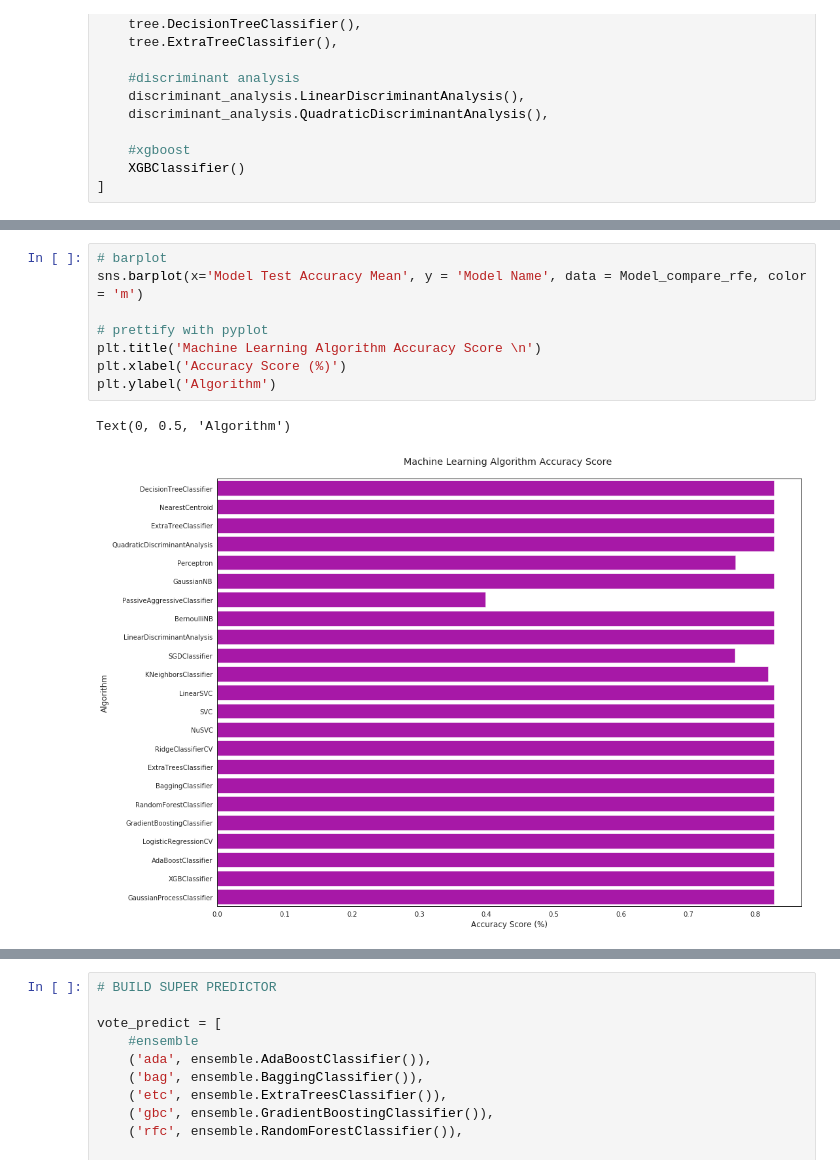
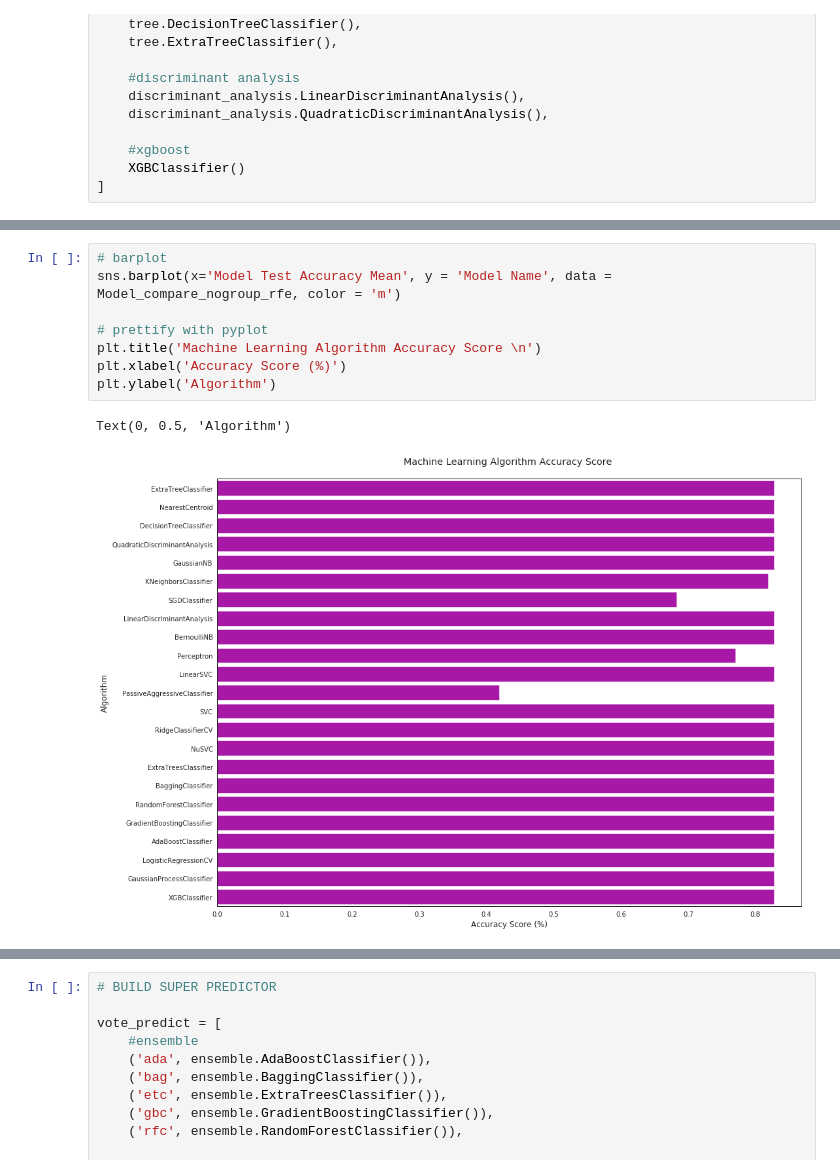
Before and after one commit to jasonnguyen3697/Titanic_survival_prediction, a Jupyter notebook: architecture_experiments.ipynb, the cells around one changed output, grey strips where cells are left out. Cells and saved outputs as stored; diff of their text form.

```diff
--- a/architecture_experiments.ipynb
+++ b/architecture_experiments.ipynb
@@ -315,14 +317,14 @@ Model_compare_nogroup_rfe
 # %%
 # barplot
-sns.barplot(x='Model Test Accuracy Mean', y = 'Model Name', data = Model_compare_rfe, color = 'm')
+sns.barplot(x='Model Test Accuracy Mean', y = 'Model Name', data = Model_compare_nogroup_rfe, color = 'm')
 
 # prettify with pyplot
 plt.title('Machine Learning Algorithm Accuracy Score \n')
 plt.xlabel('Accuracy Score (%)')
 plt.ylabel('Algorithm')
 # %% [output]
 Text(0, 0.5, 'Algorithm')
-[figure, old version]
+[figure, new version]
 # %%
 colormap = plt.cm.RdBu
 plt.figure(figsize=(14,12))
```
Also changed, not shown: parts of 8 cells of this notebook.
